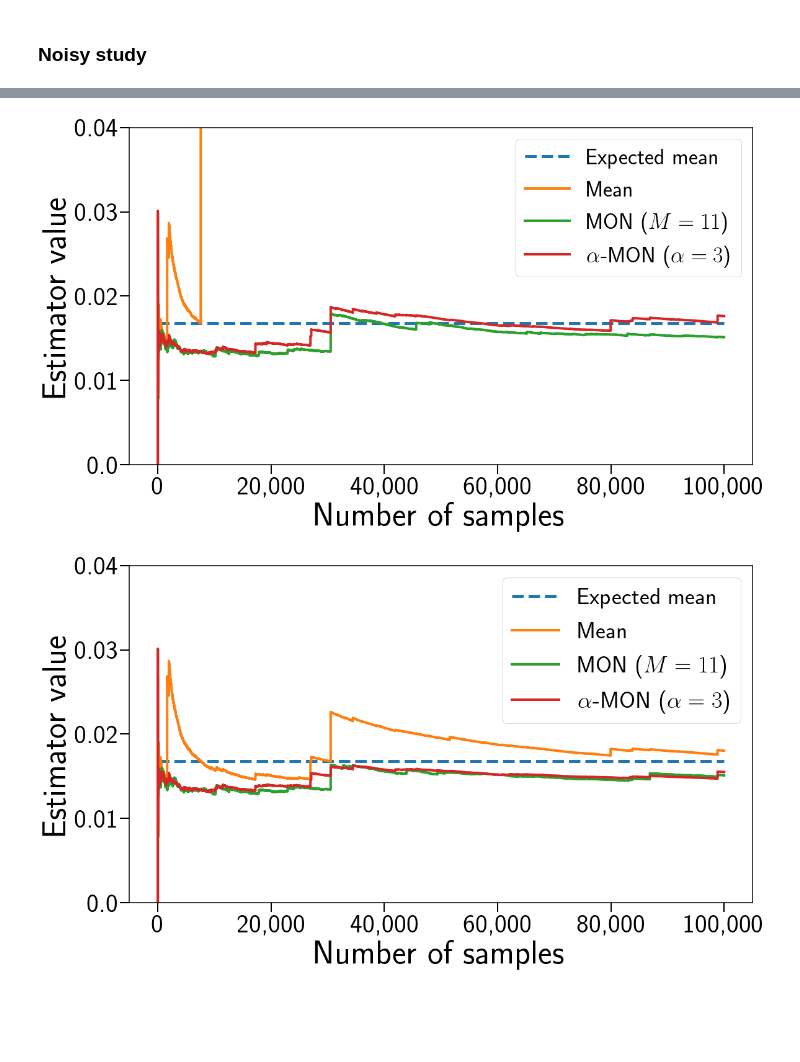
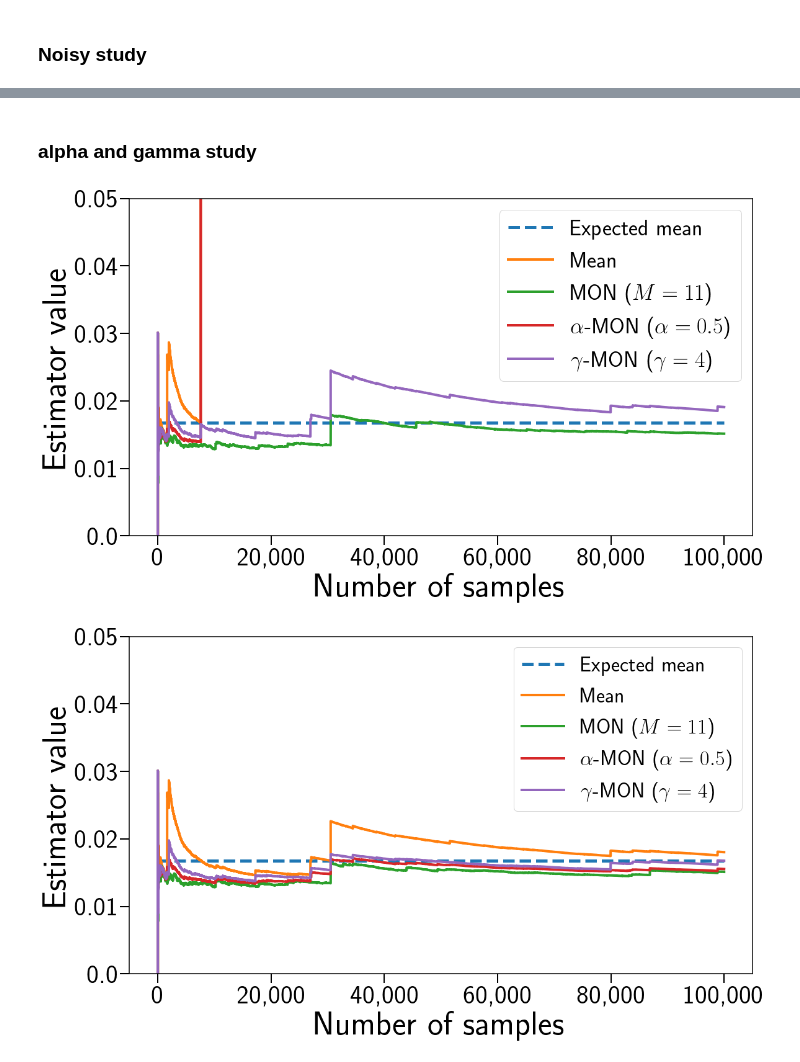
Before and after one commit to prise-3d/pbrt-v4, a Jupyter notebook: studies/alpha_dist_study.ipynb, the cells around one changed output, grey strips where cells are left out. Cells and saved outputs as stored; diff of their text form; code cells hidden in the pictures; blank space fills up the shorter version.

```diff
--- a/studies/alpha_dist_study.ipynb
+++ b/studies/alpha_dist_study.ipynb
@@ -41,7 +41,7 @@ data_filtered_rgb = []
 for i in range(3):
     max_value = np.max(data_rgb[:, i])
     mean_value = np.mean(data_rgb[:, i])
-    data_filtered_rgb.append(np.array(list(map(lambda x: mean_value if x >1000 else x , data_rgb[:, i]))))
+    data_filtered_rgb.append(np.array(list(map(lambda x: mean_value if x > 2000 else x , data_rgb[:, i]))))
 
 data_filtered_rgb = np.array(data_filtered_rgb)
 
@@ -49,7 +49,7 @@ ref_data_filtered_rgb = []
 for i in range(3):
     max_value = np.max(ref_data_rgb[:, i])
     mean_value = np.mean(ref_data_rgb[:, i])
-    ref_data_filtered_rgb.append(np.array(list(map(lambda x: mean_value if x > 1000 else x , ref_data_rgb[:, i]))))
+    ref_data_filtered_rgb.append(np.array(list(map(lambda x: mean_value if x > 2000 else x , ref_data_rgb[:, i]))))
 
 ref_data_filtered_rgb = np.array(ref_data_filtered_rgb)
 # %%
@@ -219,0 +340,2 @@ GMON_k21_mid = [ alpha_dist_mon(m, 21, 0.5) for i, m in enumerate(means_evolutio
+# %% [markdown]
+### alpha and gamma study
@@ -242,7 +392,8 @@ labels = ['R', 'G', 'B']
 plt.plot([0, 100000], [r_true_mean, r_true_mean], lw=5, label='Expected mean', linestyle="--")
 plt.plot(means, label='Mean', linewidth=4)
 plt.plot(MON_k11, label='MON ($M=11$)', linewidth=4)
-plt.plot(AMON_k11, label=r'$\alpha$-MON ($\alpha = 0.5$)', linewidth=4)
+plt.plot(AMON_k11, label=r'$\alpha$-MON ($\alpha=0.5$)', linewidth=4)
+plt.plot(ADMON_k11, label=r'$\gamma$-MON ($\gamma = 4$)', linewidth=4)
 #plt.plot(GMON_k11, label=r'$G$-MON ($\alpha = 1 - G$)', linewidth=4)
 #plt.plot(GMON_k11_mid, label=r'$G$-MON ($\alpha = 0.5$)', linewidth=4)
 #plt.xlim(-1, 100)
@@ -251,18 +402,18 @@ plt.xlabel("Number of samples")
 plt.ylabel(r"Estimator value")
 #plt.ylim(0, 0.15)
 #plt.xlim(-0.03, 6)
-plt.ylim(0, 0.04)
-plt.legend()
+plt.ylim(0, 0.05)
+plt.legend(loc='upper right')
 #plt.legend(loc='upper center', bbox_to_anchor=(0.5, -0.25), shadow=True, ncol=3)
 #plt.xticks(np.arange(-10, 15, step=5), np.arange(-10, 15, step=5))  # Set label locations.
 plt.xticks(np.arange(0, 120000, step=20000), display_high_number(np.arange(0, 120000, step=20000)))  # Set label locations.
-plt.yticks(np.arange(0, 0.05, step=0.01), prepare_mode_data(np.arange(0, 0.05, step=0.01)))
+plt.yticks(np.arange(0, 0.06, step=0.01), prepare_mode_data(np.arange(0, 0.06, step=0.01)))
 #plt.xticks(fontsize=14)
 #plt.yticks(fontsize=14)
-plt.savefig("images/amon_estimators_gmon_outliers.png", transparent=True, bbox_inches = 'tight', pad_inches = 0.1)
+plt.savefig("images/amon_estimators_A_and_G_outliers.png", transparent=True, bbox_inches = 'tight', pad_inches = 0.1)
 plt.show()
 # %% [output]
-[figure, old version]
+[figure, new version]
 # %%
 samples_axis_mean = data_filtered_rgb[:, 0]
 means_evolution_filtered_k11 = create_k_means(data_filtered_rgb[0], k=11)
@@ -286,5 +437,5 @@ MON_k21 = [ np.median(m) for m in means_evolution_filtered_k21 ]
 AMON_k11 = [ alpha_mon(m, 11, 0.5) for m in means_evolution_filtered_k11 ]
 AMON_k21 = [ alpha_mon(m, 21, 0.5) for m in means_evolution_filtered_k21 ]
 # %%
-GMON_k11 = [ alpha_mon(m, 11, 1 - gini_data_k11[i]) for i, m in enumerate(means_evolution_filtered_k11) ]
-GMON_k21 = [ alpha_mon(m, 21, 1 - gini_data_k21[i]) for i, m in enumerate(means_evolution_filtered_k21) ]
+ADMON_k11 = [ dist_mon(m, 11, 4) for m in means_evolution_filtered_k11 ]
+ADMON_k21 = [ dist_mon(m, 21, 4) for m in means_evolution_filtered_k21 ]
@@ -295,7 +443,7 @@ GMON_k21_mid = [ alpha_dist_mon(m, 21, 0.5) for i, m in enumerate(means_evolutio
 params = {'backend': 'ps',
           'axes.labelsize': 54,
           'font.size': 40,
-          'legend.fontsize': 38,
+          'legend.fontsize': 34,
           'xtick.labelsize': 42,
           'ytick.labelsize': 42,
           'text.usetex': True,
@@ -305,37 +453,37 @@ params = {'backend': 'ps',
           'lines.linewidth': 4,
           'figure.figsize': (18, 10)}
 
 
 plt.rcParams.update(params)
 
 plt.margins(tight=True)
 plt.tick_params(axis='both', width=2, length=15)
 
 labels = ['R', 'G', 'B']
 
 plt.plot([0, 100000], [r_true_mean, r_true_mean], lw=5, label='Expected mean', linestyle="--")
 plt.plot(means, label='Mean', linewidth=4)
 plt.plot(MON_k11, label='MON ($M=11$)', linewidth=4)
-plt.plot(AMON_k11, label=r'$\alpha$-MON ($\alpha = 0.5$)', linewidth=4)
-#plt.plot(GMON_k11, label=r'$G$-MON ($\alpha = 1 - G$)', linewidth=4)
-#plt.plot(GMON_k11_mid, label=r'$G$-MON ($\alpha = 0.5$)', linewidth=4)
+plt.plot(AMON_k11, label=r'$\alpha$-MON ($\alpha=0.5$)', linewidth=4)
+plt.plot(ADMON_k11, label=r'$\gamma$-MON ($\gamma = 4$)', linewidth=4)
+
 #plt.xlim(-1, 100)
 
 plt.xlabel("Number of samples")
 plt.ylabel(r"Estimator value")
 #plt.ylim(0, 0.15)
 #plt.xlim(-0.03, 6)
 #plt.ylim(0.15, 0.20)
 
-plt.ylim(0, 0.04)
+plt.ylim(0, 0.05)
 plt.legend()
 #plt.legend(loc='upper center', bbox_to_anchor=(0.5, -0.25), shadow=True, ncol=3)
 #plt.xticks(np.arange(-10, 15, step=5), np.arange(-10, 15, step=5))  # Set label locations.
 plt.xticks(np.arange(0, 120000, step=20000), display_high_number(np.arange(0, 120000, step=20000)))  # Set label locations.
-plt.yticks(np.arange(0, 0.05, step=0.01), prepare_mode_data(np.arange(0, 0.05, step=0.01)))
+plt.yticks(np.arange(0, 0.06, step=0.01), prepare_mode_data(np.arange(0, 0.06, step=0.01)))
 #plt.xticks(fontsize=14)
 #plt.yticks(fontsize=14)
-plt.savefig("images/amon_estimators_no_outlier.png", transparent=True, bbox_inches = 'tight', pad_inches = 0.1)
+plt.savefig("images/amon_estimators_A_and_G_no_outlier.png", transparent=True, bbox_inches = 'tight', pad_inches = 0.1)
 plt.show()
 # %% [output]
-[figure, old version]
+[figure, new version]
```
Also changed, not shown: parts of 17 cells of this notebook, 1 other file.
